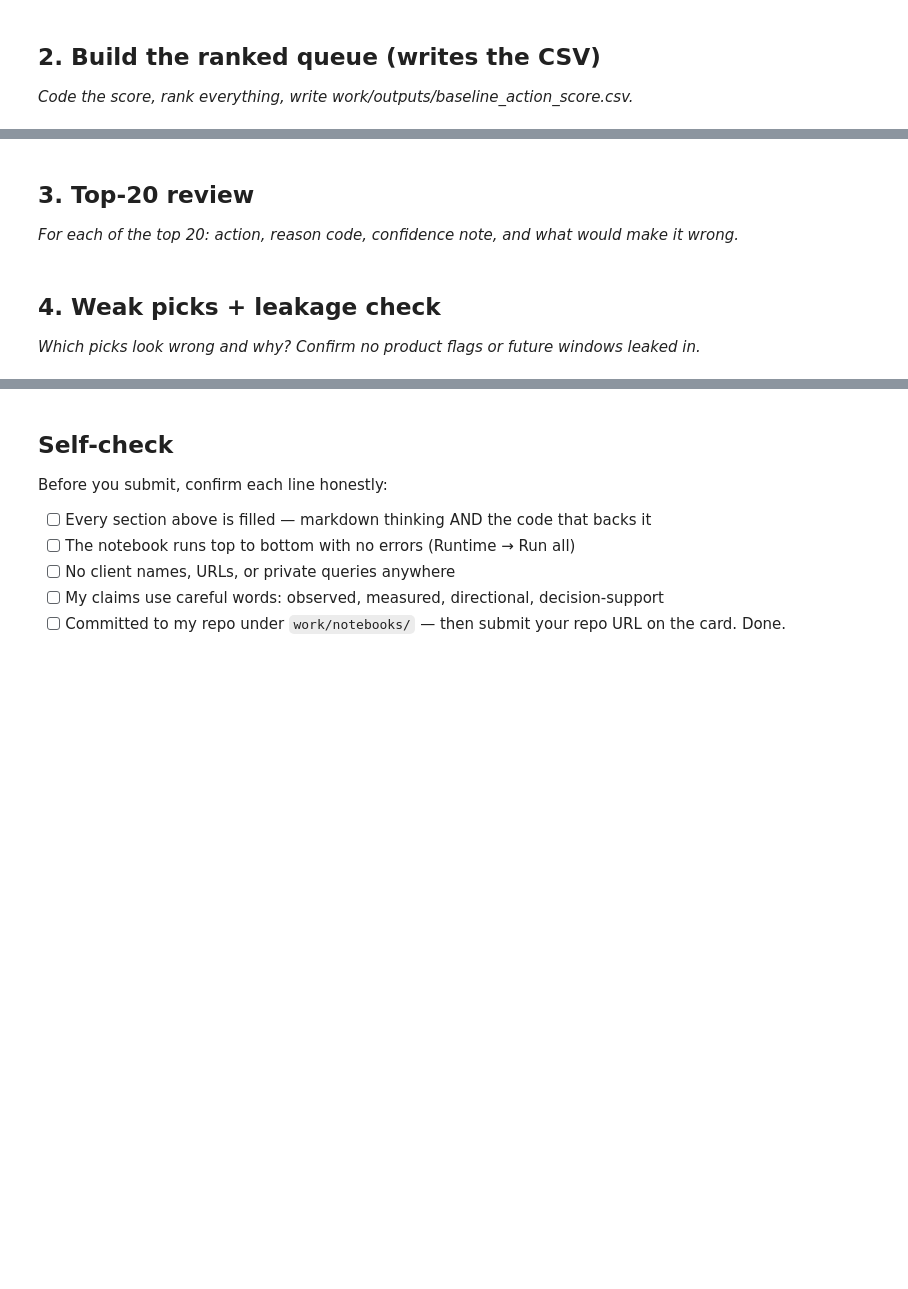
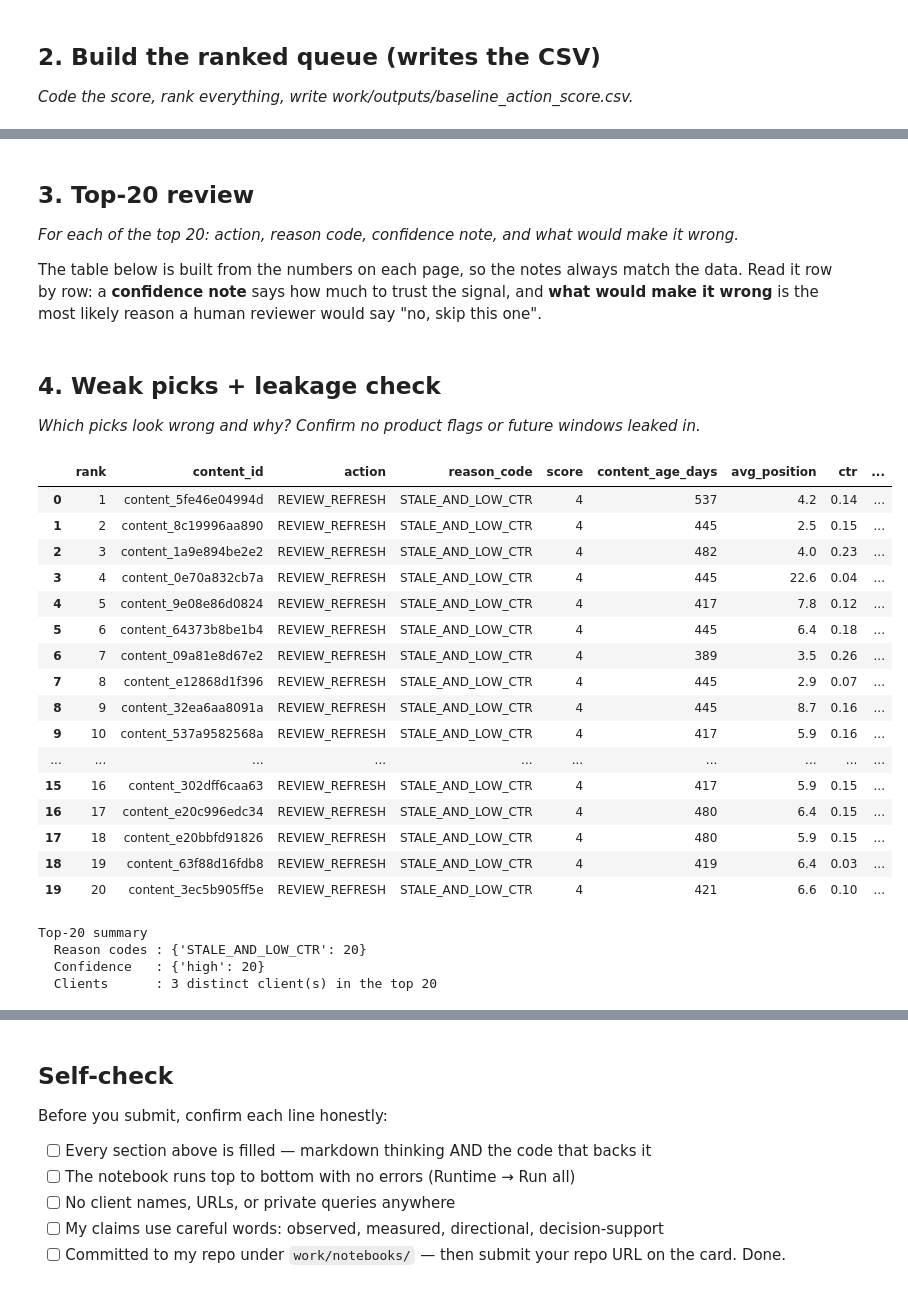
Before and after one commit to Manjit-yadav/flyrank-ml-internship, a Jupyter notebook: work/notebooks/w04_baseline_score.ipynb, the cells around one changed output, grey strips where cells are left out. Saved outputs shown, nothing was run; the diff lists cells and outputs as text; code cells hidden in the pictures; blank space fills up the shorter version.

```diff
--- a/work/notebooks/w04_baseline_score.ipynb
+++ b/work/notebooks/w04_baseline_score.ipynb
@@ -188,6 +309,8 @@ OSError: Cannot save file into a non-existent directory: '/content/work/outputs'
 ## 3. Top-20 review
 
 *For each of the top 20: action, reason code, confidence note, and what would make it wrong.*
+
+The table below is built from the numbers on each page, so the notes always match the data. Read it row by row: a **confidence note** says how much to trust the signal, and **what would make it wrong** is the most likely reason a human reviewer would say "no, skip this one".
 # %%
 # This cell is for CODE (numbers, a query, a check).
 # Write your text answer in the cell ABOVE this one — typing sentences here breaks Run All.
@@ -200,0 +321,63 @@ OSError: Cannot save file into a non-existent directory: '/content/work/outputs'
+# %%
+# This cell is for CODE (numbers, a query, a check).
+# Write your text answer in the cell ABOVE this one — typing sentences here breaks Run All.
+WRONG_IF = {
+    "STALE_AND_LOW_CTR": "Topic is evergreen so age does not matter, or the low CTR comes from the title/search-result layout rather than stale content.",
+    "AGING_AND_LOW_CTR": "Page is only moderately old; the low CTR may be caused by a weak title or by search features pushing results down, not by age.",
+    "LOW_CTR_FOR_POSITION": "Page is fairly new; CTR may still be settling, or the query simply gets few clicks (answer shown on the results page).",
+    "STALE_ONLY": "Age alone is a weak sign: if the page still gets normal CTR and traffic, the content may still be fine.",
+    "AGING_ONLY": "Age alone is a weak sign: this is only 180+ days old and shows no CTR problem.",
+    "NO_STRONG_SIGNAL": "No signal fired; any pick here would be a guess.",
+}
+
+
+def confidence_note(row):
+    n = row["impressions_90d"]
+    n_text = "unknown" if pd.isna(n) else f"{int(n):,}"
+    base = {
+        "high": "High - 1,000+ impressions in 90 days, so CTR is a stable number",
+        "medium": "Medium - 200 to 999 impressions, CTR is usable but can move",
+        "low": "Low - under 200 impressions (or age missing), treat as a weak hint",
+    }[row["confidence"]]
+    ctr_text = ""
+    if pd.notna(row["ctr"]) and pd.notna(row["position_ctr_median"]):
+        ctr_text = f"; CTR {row['ctr']:.2f} vs position-group median {row['position_ctr_median']:.2f}"
+    return f"{base} ({n_text} impressions{ctr_text})"
+
+
+top20 = baseline_queue.head(20).copy()
+top20["confidence_note"] = top20.apply(confidence_note, axis=1)
+top20["what_would_make_it_wrong"] = top20["reason_code"].map(WRONG_IF)
+
+review_cols = [
+    "rank", "content_id", "action", "reason_code", "score", "content_age_days",
+    "avg_position", "ctr", "impressions_90d", "confidence_note", "what_would_make_it_wrong",
+]
+display(top20[review_cols])
+
+print("Top-20 summary")
+print("  Reason codes :", top20["reason_code"].value_counts().to_dict())
+print("  Confidence   :", top20["confidence"].value_counts().to_dict())
+print("  Clients      :", top20["client_id"].nunique(), "distinct client(s) in the top 20")
+# %% [output]
+|  | rank | content_id | action | reason_code | score | content_age_days | avg_position | ctr | ... |
+| 0 | 1 | content_5fe46e04994d | REVIEW_REFRESH | STALE_AND_LOW_CTR | 4 | 537 | 4.2 | 0.14 | ... |
+| 1 | 2 | content_8c19996aa890 | REVIEW_REFRESH | STALE_AND_LOW_CTR | 4 | 445 | 2.5 | 0.15 | ... |
+| 2 | 3 | content_1a9e894be2e2 | REVIEW_REFRESH | STALE_AND_LOW_CTR | 4 | 482 | 4.0 | 0.23 | ... |
+| 3 | 4 | content_0e70a832cb7a | REVIEW_REFRESH | STALE_AND_LOW_CTR | 4 | 445 | 22.6 | 0.04 | ... |
+| 4 | 5 | content_9e08e86d0824 | REVIEW_REFRESH | STALE_AND_LOW_CTR | 4 | 417 | 7.8 | 0.12 | ... |
+| 5 | 6 | content_64373b8be1b4 | REVIEW_REFRESH | STALE_AND_LOW_CTR | 4 | 445 | 6.4 | 0.18 | ... |
+| 6 | 7 | content_09a81e8d67e2 | REVIEW_REFRESH | STALE_AND_LOW_CTR | 4 | 389 | 3.5 | 0.26 | ... |
+| 7 | 8 | content_e12868d1f396 | REVIEW_REFRESH | STALE_AND_LOW_CTR | 4 | 445 | 2.9 | 0.07 | ... |
+| 8 | 9 | content_32ea6aa8091a | REVIEW_REFRESH | STALE_AND_LOW_CTR | 4 | 445 | 8.7 | 0.16 | ... |
+| 9 | 10 | content_537a9582568a | REVIEW_REFRESH | STALE_AND_LOW_CTR | 4 | 417 | 5.9 | 0.16 | ... |
+| ... | ... | ... | ... | ... | ... | ... | ... | ... | ... |
+| 15 | 16 | content_302dff6caa63 | REVIEW_REFRESH | STALE_AND_LOW_CTR | 4 | 417 | 5.9 | 0.15 | ... |
+| 16 | 17 | content_e20c996edc34 | REVIEW_REFRESH | STALE_AND_LOW_CTR | 4 | 480 | 6.4 | 0.15 | ... |
+| 17 | 18 | content_e20bbfd91826 | REVIEW_REFRESH | STALE_AND_LOW_CTR | 4 | 480 | 5.9 | 0.15 | ... |
+| 18 | 19 | content_63f88d16fdb8 | REVIEW_REFRESH | STALE_AND_LOW_CTR | 4 | 419 | 6.4 | 0.03 | ... |
+| 19 | 20 | content_3ec5b905ff5e | REVIEW_REFRESH | STALE_AND_LOW_CTR | 4 | 421 | 6.6 | 0.10 | ... |
+Top-20 summary
+  Reason codes : {'STALE_AND_LOW_CTR': 20}
+  Confidence   : {'high': 20}
+  Clients      : 3 distinct client(s) in the top 20
```
Also changed, not shown: parts of 24 cells of this notebook.
